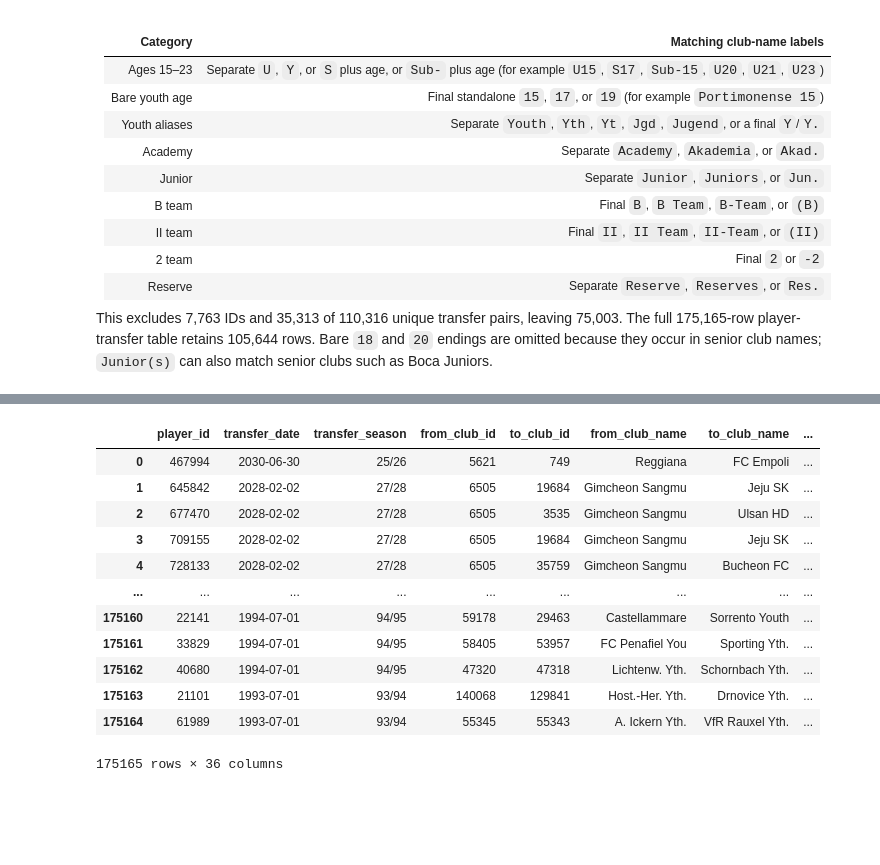
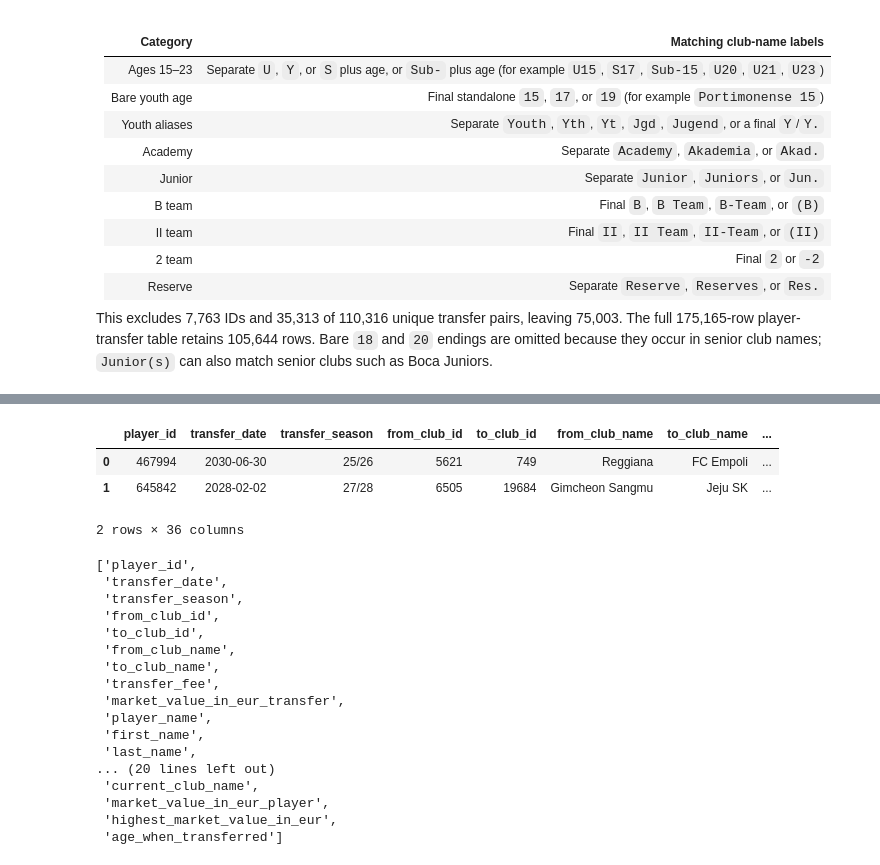
Before and after one commit to detchampenBo/Go_Nuts_repos, a Jupyter notebook: pnas_report/notebooks/dataclean.ipynb, the cells around one changed output, grey strips where cells are left out. Cells and saved outputs as stored; diff of their text form; code cells hidden in the pictures; blank space fills up the shorter version.

```diff
--- a/pnas_report/notebooks/dataclean.ipynb
+++ b/pnas_report/notebooks/dataclean.ipynb
@@ -200,16 +201,27 @@ Transfer pairs: 110,316 before, 80,372 after
+# %%
+cleaned_transfers_with_players.head(2)
+# %% [output]
+|  | player_id | transfer_date | transfer_season | from_club_id | to_club_id | from_club_name | to_club_name | ... |
+| 0 | 467994 | 2030-06-30 | 25/26 | 5621 | 749 | Reggiana | FC Empoli | ... |
+| 1 | 645842 | 2028-02-02 | 27/28 | 6505 | 19684 | Gimcheon Sangmu | Jeju SK | ... |
+2 rows × 36 columns
 # %%
-cleaned_transfers_with_players
+cleaned_transfers_with_players.columns.tolist()
 # %% [output]
-|  | player_id | transfer_date | transfer_season | from_club_id | to_club_id | from_club_name | to_club_name | ... |
-| 0 | 467994 | 2030-06-30 | 25/26 | 5621 | 749 | Reggiana | FC Empoli | ... |
-| 1 | 645842 | 2028-02-02 | 27/28 | 6505 | 19684 | Gimcheon Sangmu | Jeju SK | ... |
-| 2 | 677470 | 2028-02-02 | 27/28 | 6505 | 3535 | Gimcheon Sangmu | Ulsan HD | ... |
-| 3 | 709155 | 2028-02-02 | 27/28 | 6505 | 19684 | Gimcheon Sangmu | Jeju SK | ... |
-| 4 | 728133 | 2028-02-02 | 27/28 | 6505 | 35759 | Gimcheon Sangmu | Bucheon FC | ... |
-| ... | ... | ... | ... | ... | ... | ... | ... | ... |
-| 175160 | 22141 | 1994-07-01 | 94/95 | 59178 | 29463 | Castellammare | Sorrento Youth | ... |
-| 175161 | 33829 | 1994-07-01 | 94/95 | 58405 | 53957 | FC Penafiel You | Sporting Yth. | ... |
-| 175162 | 40680 | 1994-07-01 | 94/95 | 47320 | 47318 | Lichtenw. Yth. | Schornbach Yth. | ... |
-| 175163 | 21101 | 1993-07-01 | 93/94 | 140068 | 129841 | Host.-Her. Yth. | Drnovice Yth. | ... |
-| 175164 | 61989 | 1993-07-01 | 93/94 | 55345 | 55343 | A. Ickern Yth. | VfR Rauxel Yth. | ... |
-175165 rows × 36 columns
+['player_id',
+ 'transfer_date',
+ 'transfer_season',
+ 'from_club_id',
+ 'to_club_id',
+ 'from_club_name',
+ 'to_club_name',
+ 'transfer_fee',
+ 'market_value_in_eur_transfer',
+ 'player_name',
+ 'first_name',
+ 'last_name',
+... (20 lines left out)
+ 'current_club_name',
+ 'market_value_in_eur_player',
+ 'highest_market_value_in_eur',
+ 'age_when_transferred']
```
Also changed, not shown: parts of 6 cells of this notebook, 21 other files.
